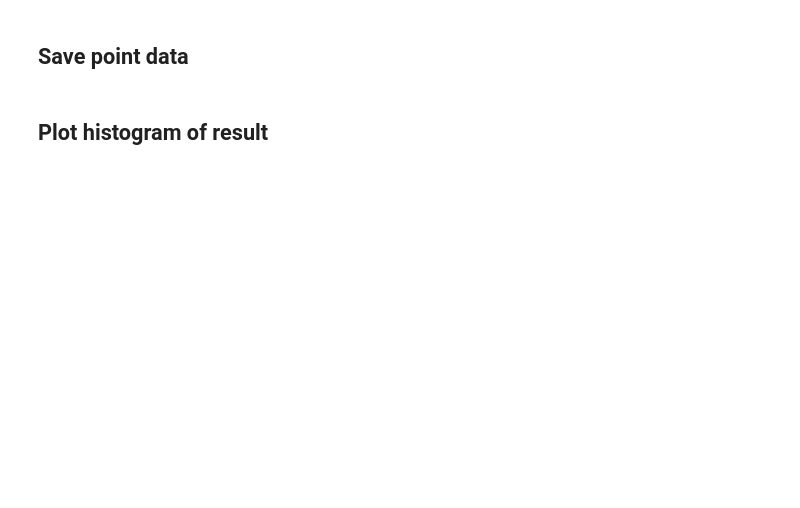
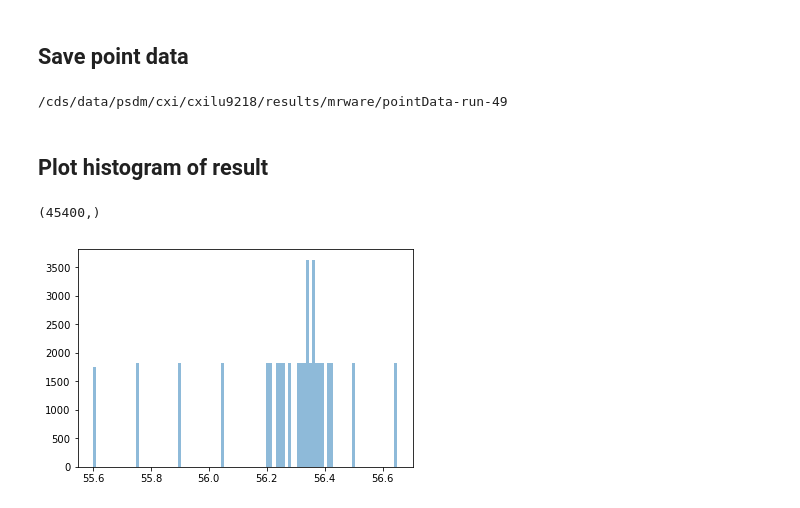
Before and after one commit to igabalski/Analysis-Tutorials, a Jupyter notebook: Template-Notebooks/PointDataGrabber-withROI.ipynb, the cells around one changed output. Cells and saved outputs as stored; diff of their text form; code cells hidden in the pictures; blank space fills up the shorter version.

```diff
--- a/Template-Notebooks/PointDataGrabber-withROI.ipynb
+++ b/Template-Notebooks/PointDataGrabber-withROI.ipynb
@@ -49,8 +87,9 @@ from lclsBatch import *
 ## Grabbing point data across nodes
 # %%
 detDict = {
-#     'uvint':{'name': 'Acqiris','get-function':'getAcqirisSum2'},
-#            'uvint1':{'name': 'Acqiris','get-function':'getAcqirisSum1'},
+    'uvint':{'name': 'Acqiris','get-function':'getAcqirisSum2'},
+           'uvint1':{'name': 'Acqiris','get-function':'getAcqirisSum1'},
+           'gasPressure':{'name': 'CXI:MKS670:READINGGET','get-function':'getGasPressure'},
            'xrayEnergy':{'name':'FEEGasDetEnergy','get-function': 'getXrayEnergy' },
            'ebeamcharge':{'name':'EBeam', 'get-function': 'getEbeamCharge'},
           'stageencoder':{'name':'CXI:LAS:MMN:04.RBV','get-function':'getStageEncoder'},
@@ -62,20 +101,26 @@ detDict = {
           'seconds':{'name':'seconds', 'get-function': 'getSeconds'},
           'nanoseconds':{'name':'nanonseconds', 'get-function': 'getNanoseconds'},
           'fiducials':{'name':'fiducials', 'get-function': 'getFiducials'},
-          'roi1':{'name':'jungfrau4M', 'get-function': 'getCSPADsum1'},
-          'roi2':{'name':'jungfrau4M', 'get-function': 'getCSPADsum2'},
-          'roi3':{'name':'jungfrau4M', 'get-function': 'getCSPADsum3'},
-          'roi4':{'name':'jungfrau4M', 'get-function': 'getCSPADsum4'}
+#           'roi1':{'name':'jungfrau4M', 'get-function': 'getCSPADsum1'},
+#           'roi2':{'name':'jungfrau4M', 'get-function': 'getCSPADsum2'},
+#           'roi3':{'name':'jungfrau4M', 'get-function': 'getCSPADsum3'},
+#           'roi4':{'name':'jungfrau4M', 'get-function': 'getCSPADsum4'},
+#           'roi4':{'name':'jungfrau4M', 'get-function': 'getCSPADsum4'},
+#           'rois':{'name':'jungfrau4M', 'get-function': 'getCSPADrois'},
+          'rois':{'name':'jungfrau4M', 'get-function': 'getRadialrois'},
+          'laserOn':{'name':'evr1', 'get-function': 'getLaserOn'},
+          'xrayOn':{'name':'evr1', 'get-function': 'getXrayOn'},
+          'photonHist':{'name':'jungfrau4M', 'get-function': 'getPhotonHistogram'}
           }
 
 
 
-NSHOTS = 30000
+NSHOTS = 60000
 ngrab = 200
 rank = int( float(NSHOTS)/float(ngrab) )
 print('Grabbing %d shots, %d events at a time, on %d nodes' %(NSHOTS,ngrab,rank))
 batchThreads = batchPointDataGrabber( detDict, eventMax=int(rank*ngrab), experiment=experiment, runNumber=runNumber, rank=int(rank) )
 # batchThreads.Queue = 'psanaq'
 batchThreads.Queue = 'psfehhiprioq'
-batchThreads.RunType = 'mpirun python2'
+batchThreads.RunType = 'python2'
 batchThreads.start()
@@ -129,7 +247,21 @@ print 'Number of good shots: ', len(pointData_masked['seconds'])
 ## Save point data
 # %%
 save_obj( pointData, os.environ['RESULTSPATH']+'/pointData-run-%d' % runNumber )
+# %%
+print(os.environ['RESULTSPATH']+'/pointData-run-%d' % runNumber)
+# %% [output]
+/cds/data/psdm/cxi/cxilu9218/results/mrware/pointData-run-49
 # %%
 # pointData = load_obj(os.environ['RESULTSPATH']+'/pointData-run-%d' % 38)
 # %% [markdown]
 ## Plot histogram of result
+# %%
+detArrays = pointData
+
+fig2, ax2 = plt.subplots(1, 1)
+ax2.hist(detArrays['stageencoder'], bins=100,normed=False, alpha=0.5);
+print(detArrays['xrayEnergy'].shape)
+# plt.savefig('runfolder/hist-xrayenergy')
+# %% [output]
+(45400,)
+[figure, added]
```
Also changed, not shown: parts of 45 cells of this notebook, 4 other files.
